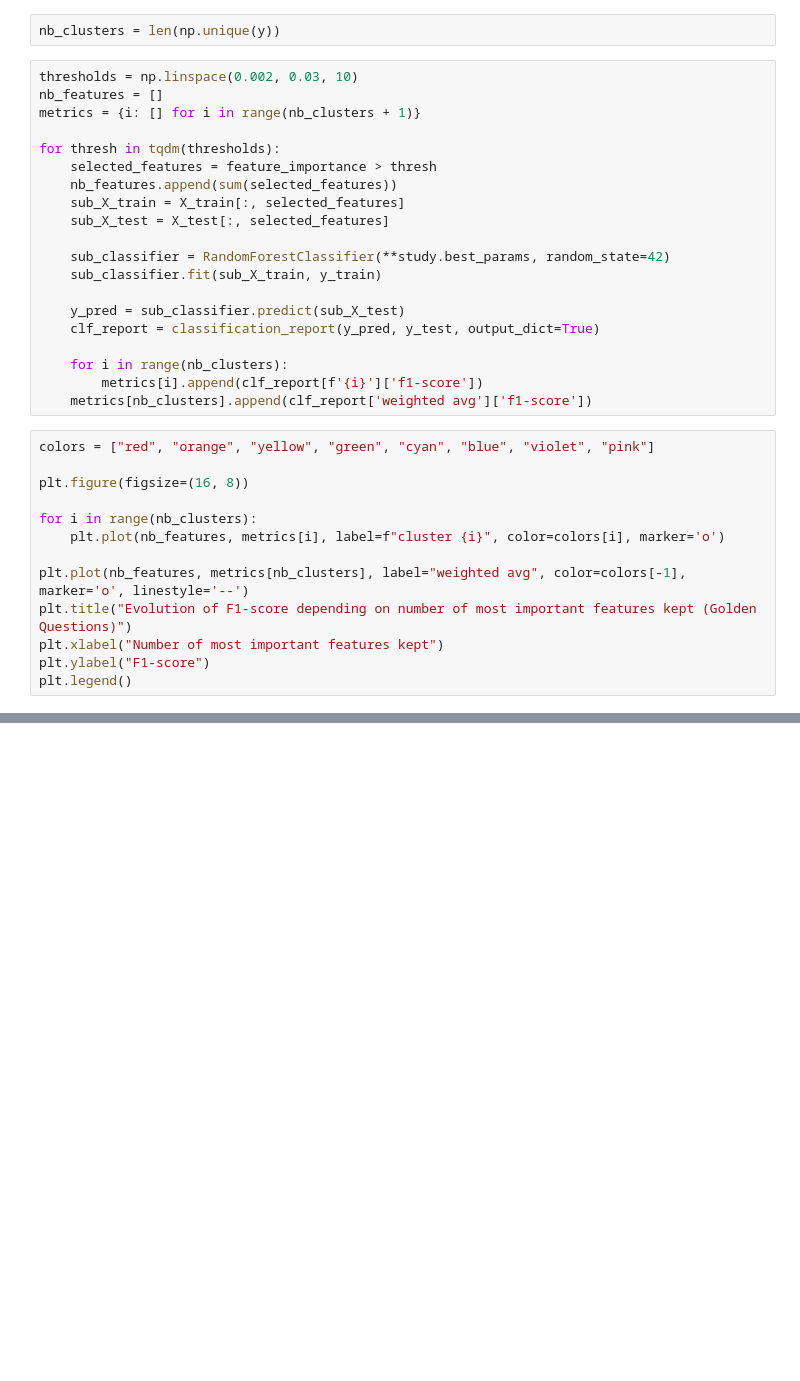
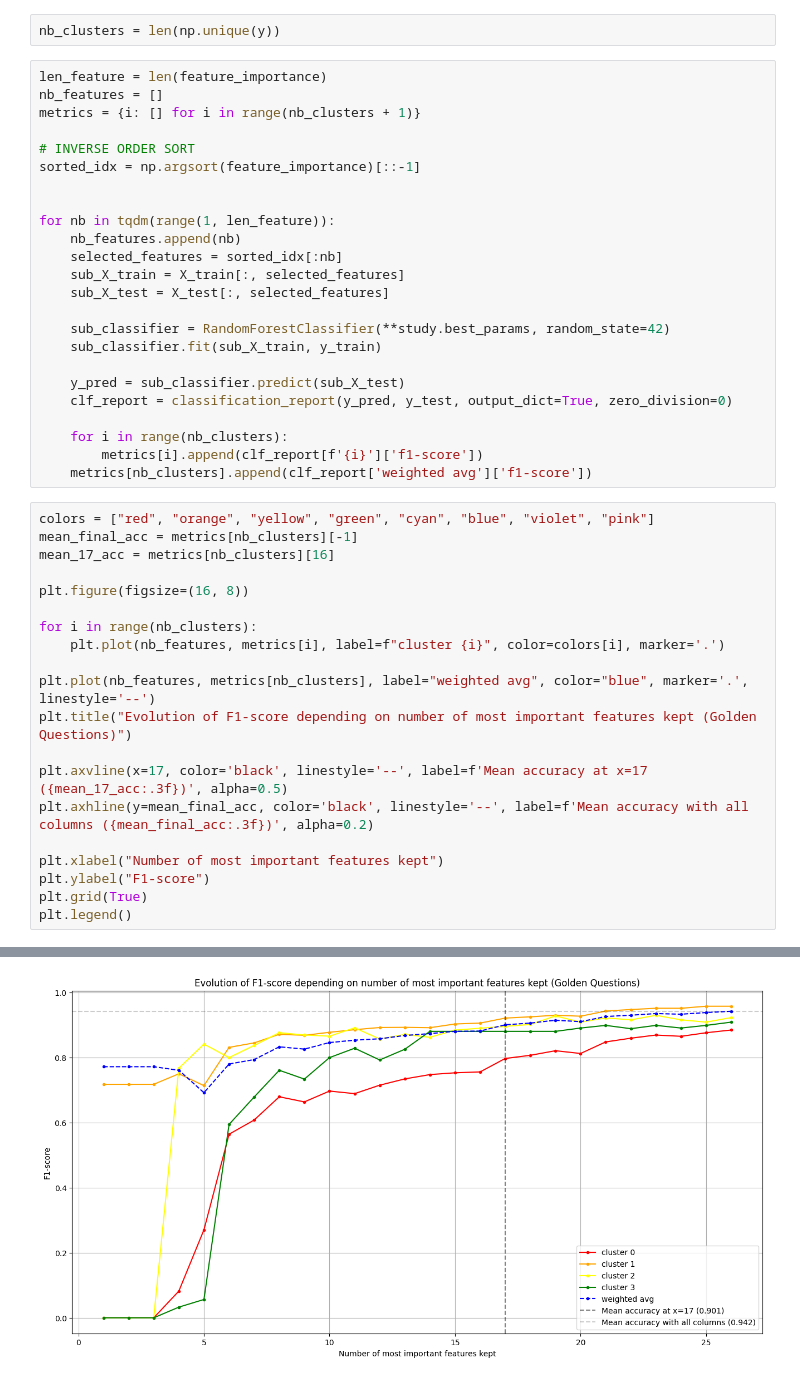
Before and after one commit to TopAgrume/Kantar_projects, a Jupyter notebook: 2_réaffectation_var_actives/étude_partie_2.ipynb, the cells around one changed output, grey strips where cells are left out. Cells and saved outputs as stored; diff of their text form; blank space fills up the shorter version.

```diff
--- a/2_réaffectation_var_actives/étude_partie_2.ipynb
+++ b/2_réaffectation_var_actives/étude_partie_2.ipynb
@@ -366,13 +404,17 @@ Pour identifier les Goldens Questions, on va itérer et évaluer notre modèle e
 # %%
 nb_clusters = len(np.unique(y))
 # %%
-thresholds = np.linspace(0.002, 0.03, 10)
+len_feature = len(feature_importance)
 nb_features = []
 metrics = {i: [] for i in range(nb_clusters + 1)}
 
-for thresh in tqdm(thresholds):
-    selected_features = feature_importance > thresh
-    nb_features.append(sum(selected_features))
+# INVERSE ORDER SORT
+sorted_idx = np.argsort(feature_importance)[::-1]
+
+
+for nb in tqdm(range(1, len_feature)):
+    nb_features.append(nb)
+    selected_features = sorted_idx[:nb]
     sub_X_train = X_train[:, selected_features]
     sub_X_test = X_test[:, selected_features]
 
@@ -380,21 +422,29 @@ for thresh in tqdm(thresholds):
     sub_classifier.fit(sub_X_train, y_train)
 
     y_pred = sub_classifier.predict(sub_X_test)
-    clf_report = classification_report(y_pred, y_test, output_dict=True)
+    clf_report = classification_report(y_pred, y_test, output_dict=True, zero_division=0)
 
     for i in range(nb_clusters):
         metrics[i].append(clf_report[f'{i}']['f1-score'])
     metrics[nb_clusters].append(clf_report['weighted avg']['f1-score'])
 # %%
 colors = ["red", "orange", "yellow", "green", "cyan", "blue", "violet", "pink"]
+mean_final_acc = metrics[nb_clusters][-1]
+mean_17_acc = metrics[nb_clusters][16]
 
 plt.figure(figsize=(16, 8))
 
 for i in range(nb_clusters):
-    plt.plot(nb_features, metrics[i], label=f"cluster {i}", color=colors[i], marker='o')
+    plt.plot(nb_features, metrics[i], label=f"cluster {i}", color=colors[i], marker='.')
 
-plt.plot(nb_features, metrics[nb_clusters], label="weighted avg", color=colors[-1], marker='o', linestyle='--')
+plt.plot(nb_features, metrics[nb_clusters], label="weighted avg", color="blue", marker='.', linestyle='--')
 plt.title("Evolution of F1-score depending on number of most important features kept (Golden Questions)")
+
+plt.axvline(x=17, color='black', linestyle='--', label=f'Mean accuracy at x=17 ({mean_17_acc:.3f})', alpha=0.5)
+plt.axhline(y=mean_final_acc, color='black', linestyle='--', label=f'Mean accuracy with all columns ({mean_final_acc:.3f})', alpha=0.2)
+
 plt.xlabel("Number of most important features kept")
 plt.ylabel("F1-score")
+plt.grid(True)
 plt.legend()
+# %% [output]
@@ -401 +452,2 @@ plt.legend()
+[figure, added]
 # %% [markdown]
```
Also changed, not shown: parts of 12 cells of this notebook.
